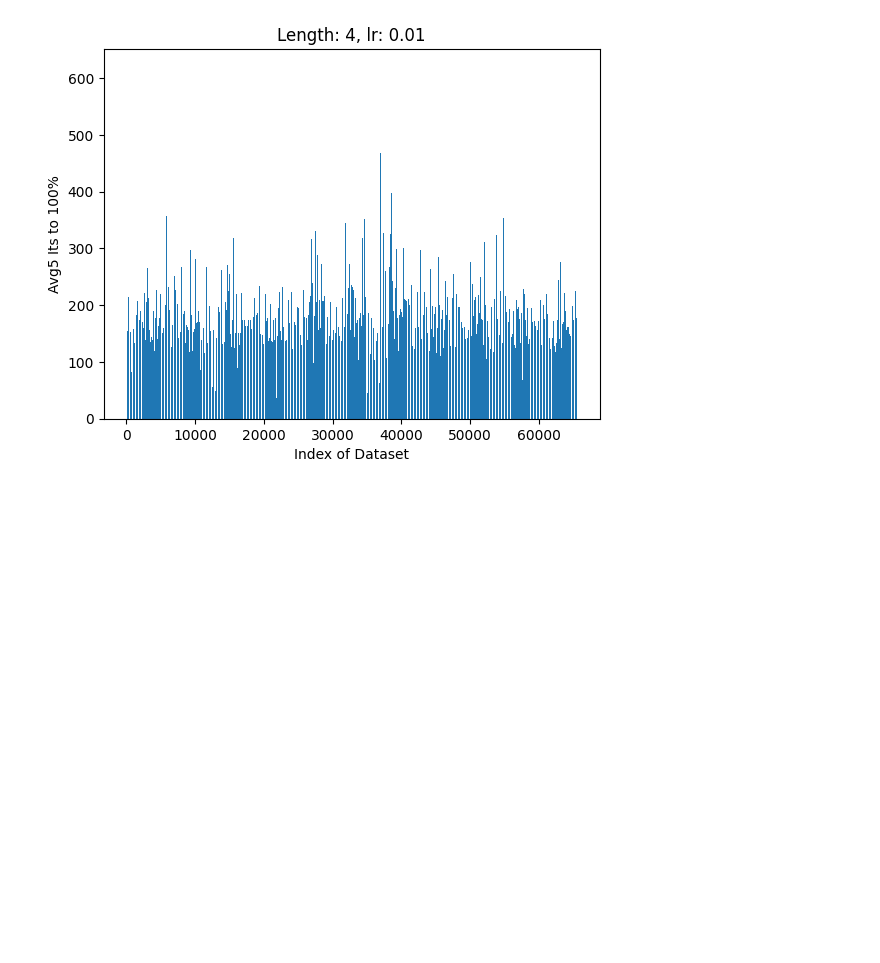
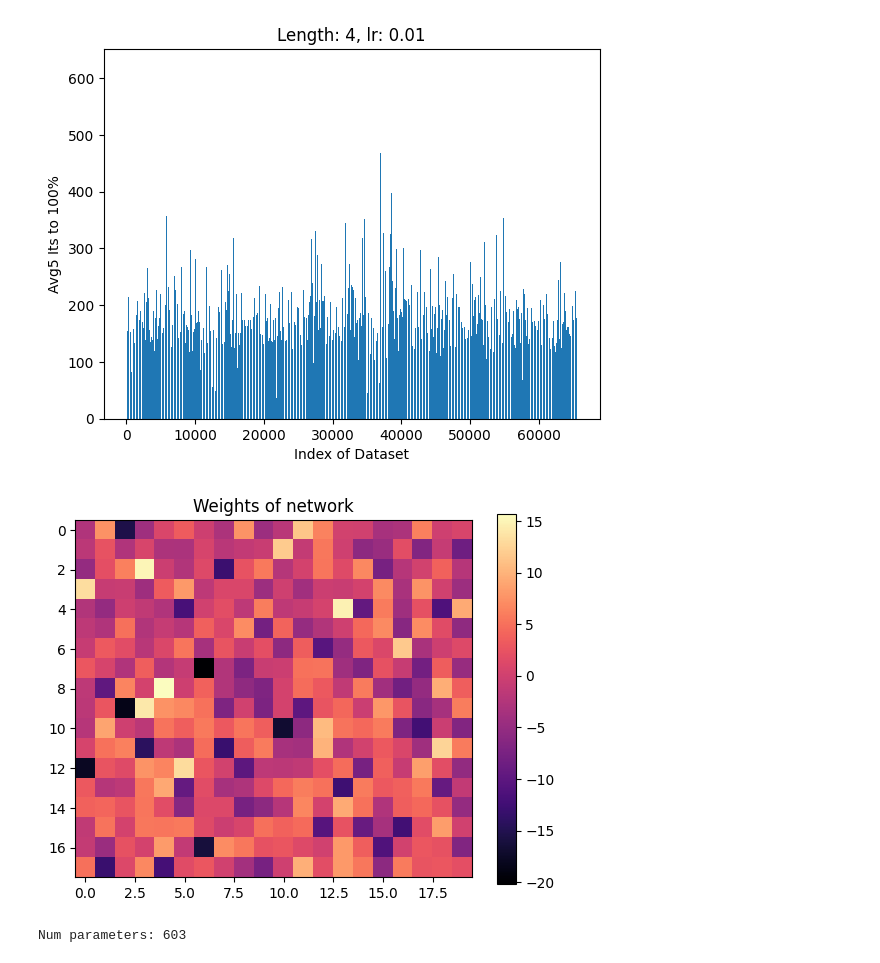
Before and after one commit to JackHanke/smalltictactoe, a Jupyter notebook: workspace.ipynb, the cells around one changed output. Saved outputs shown, nothing was run; the diff lists cells and outputs as text; code cells hidden in the pictures; blank space fills up the shorter version.

Commit message:
masked model testing

```diff
--- a/workspace.ipynb
+++ b/workspace.ipynb
@@ -39,3 +39,20 @@ plt.show()
 import json
 with open('result.json', 'w') as fp:
     json.dump(results, fp)
+# %%
+import torch
+from models.nn import TicTacToeNet
+from models.plot_weights import plot_weights
+
+model = TicTacToeNet(hidden_sizes=[20], input_size=9)
+PATH = '/Users/jack/vault/software/smalltictactoe/models/checkpoints/nn_[9, 20, 9]_389_2026-04-27-17:15:21.pth'
+model.load_state_dict(torch.load(PATH, weights_only=True))
+plot_weights(model)
+# %% [output]
+[figure, added]
+# %%
+model = TicTacToeNet(hidden_sizes=[21])
+num_params = sum(p.numel() for p in model.parameters())
+print(f'Num parameters: {num_params}')
+# %% [output]
+Num parameters: 603
```
Also changed, not shown: 12 other files.
